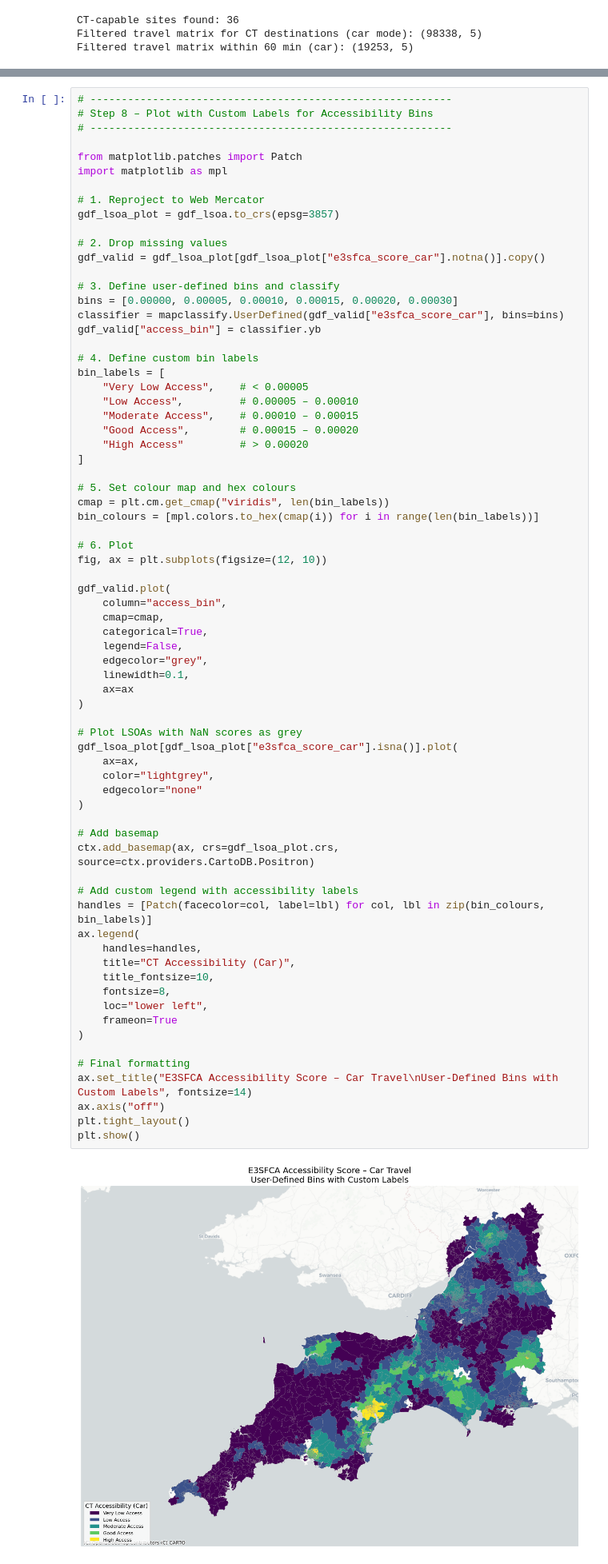
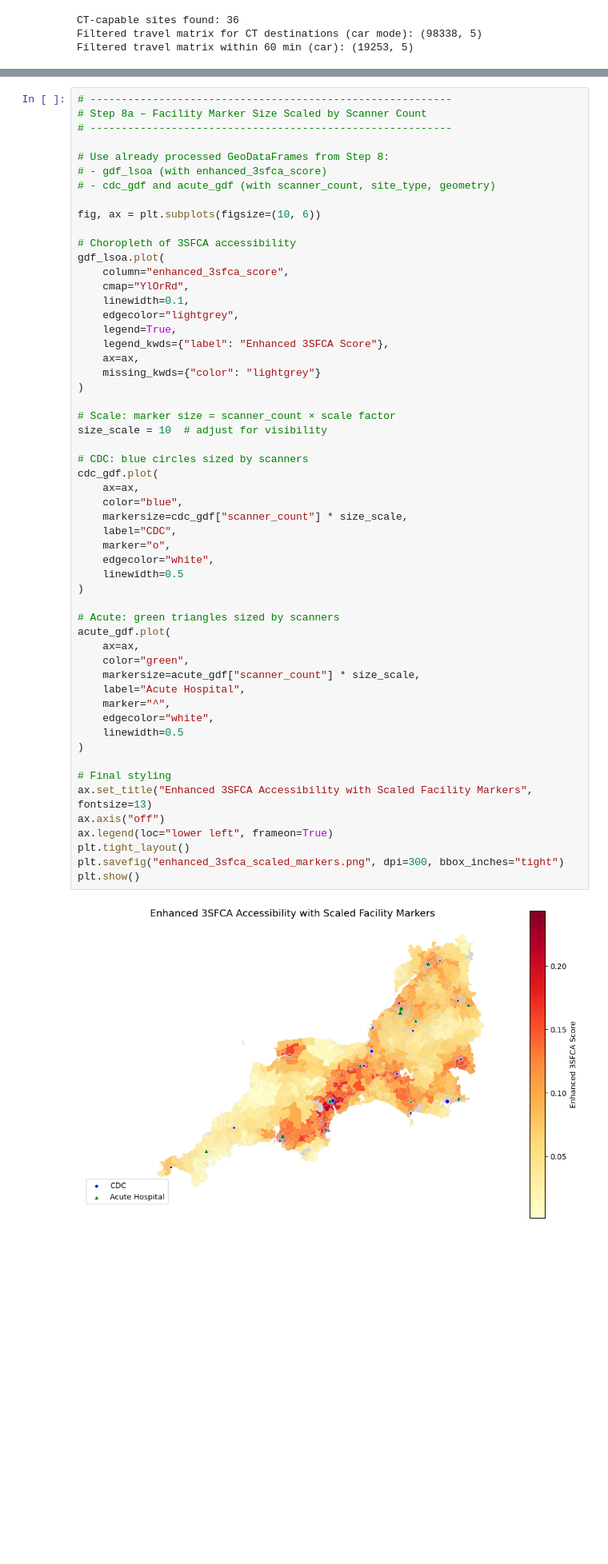
Before and after one commit to RossTylr/diagnostic-modality-demand, a Jupyter notebook: notebooks/05a_Enhanced_3-Step_Floating_Catchment_Area.ipynb, the cells around one changed output, grey strips where cells are left out. Shown at 80% size. Saved outputs shown, nothing was run; the diff lists cells and outputs as text; blank space fills up the shorter version.

Commit message:
Finalise 3SFCA

```diff
--- a/notebooks/05a_Enhanced_3-Step_Floating_Catchment_Area.ipynb
+++ b/notebooks/05a_Enhanced_3-Step_Floating_Catchment_Area.ipynb
@@ -338,74 +424,58 @@ max            0.000277
 # %%
 # ----------------------------------------------------------
-# Step 8 – Plot with Custom Labels for Accessibility Bins
+# Step 8a – Facility Marker Size Scaled by Scanner Count
 # ----------------------------------------------------------
 
-from matplotlib.patches import Patch
-import matplotlib as mpl
+# Use already processed GeoDataFrames from Step 8:
+# - gdf_lsoa (with enhanced_3sfca_score)
+# - cdc_gdf and acute_gdf (with scanner_count, site_type, geometry)
 
-# 1. Reproject to Web Mercator
-gdf_lsoa_plot = gdf_lsoa.to_crs(epsg=3857)
+fig, ax = plt.subplots(figsize=(10, 6))
 
-# 2. Drop missing values
-gdf_valid = gdf_lsoa_plot[gdf_lsoa_plot["e3sfca_score_car"].notna()].copy()
-
-# 3. Define user-defined bins and classify
-bins = [0.00000, 0.00005, 0.00010, 0.00015, 0.00020, 0.00030]
-classifier = mapclassify.UserDefined(gdf_valid["e3sfca_score_car"], bins=bins)
-gdf_valid["access_bin"] = classifier.yb
-
-# 4. Define custom bin labels
-bin_labels = [
-    "Very Low Access",    # < 0.00005
-    "Low Access",         # 0.00005 – 0.00010
-    "Moderate Access",    # 0.00010 – 0.00015
-    "Good Access",        # 0.00015 – 0.00020
-    "High Access"         # > 0.00020
-]
-
-# 5. Set colour map and hex colours
-cmap = plt.cm.get_cmap("viridis", len(bin_labels))
-bin_colours = [mpl.colors.to_hex(cmap(i)) for i in range(len(bin_labels))]
-
-# 6. Plot
-fig, ax = plt.subplots(figsize=(12, 10))
-
-gdf_valid.plot(
-    column="access_bin",
-    cmap=cmap,
-    categorical=True,
-    legend=False,
-    edgecolor="grey",
+# Choropleth of 3SFCA accessibility
+gdf_lsoa.plot(
+    column="enhanced_3sfca_score",
+    cmap="YlOrRd",
     linewidth=0.1,
-    ax=ax
+    edgecolor="lightgrey",
+    legend=True,
+    legend_kwds={"label": "Enhanced 3SFCA Score"},
+    ax=ax,
+    missing_kwds={"color": "lightgrey"}
 )
 
-# Plot LSOAs with NaN scores as grey
-gdf_lsoa_plot[gdf_lsoa_plot["e3sfca_score_car"].isna()].plot(
+# Scale: marker size = scanner_count × scale factor
+size_scale = 10  # adjust for visibility
+
+# CDC: blue circles sized by scanners
+cdc_gdf.plot(
     ax=ax,
-    color="lightgrey",
-    edgecolor="none"
+    color="blue",
+    markersize=cdc_gdf["scanner_count"] * size_scale,
+    label="CDC",
+    marker="o",
+    edgecolor="white",
+    linewidth=0.5
 )
 
-# Add basemap
-ctx.add_basemap(ax, crs=gdf_lsoa_plot.crs, source=ctx.providers.CartoDB.Positron)
-
-# Add custom legend with accessibility labels
-handles = [Patch(facecolor=col, label=lbl) for col, lbl in zip(bin_colours, bin_labels)]
-ax.legend(
-    handles=handles,
-    title="CT Accessibility (Car)",
-    title_fontsize=10,
-    fontsize=8,
-    loc="lower left",
-    frameon=True
+# Acute: green triangles sized by scanners
+acute_gdf.plot(
+    ax=ax,
+    color="green",
+    markersize=acute_gdf["scanner_count"] * size_scale,
+    label="Acute Hospital",
+    marker="^",
+    edgecolor="white",
+    linewidth=0.5
 )
 
-# Final formatting
-ax.set_title("E3SFCA Accessibility Score – Car Travel\nUser-Defined Bins with Custom Labels", fontsize=14)
+# Final styling
+ax.set_title("Enhanced 3SFCA Accessibility with Scaled Facility Markers", fontsize=13)
 ax.axis("off")
+ax.legend(loc="lower left", frameon=True)
 plt.tight_layout()
+plt.savefig("enhanced_3sfca_scaled_markers.png", dpi=300, bbox_inches="tight")
 plt.show()
 # %% [output]
-[figure, old version]
+[figure, new version]
 # %% [markdown]
```
Also changed, not shown: parts of 7 cells of this notebook, 3 other files.
